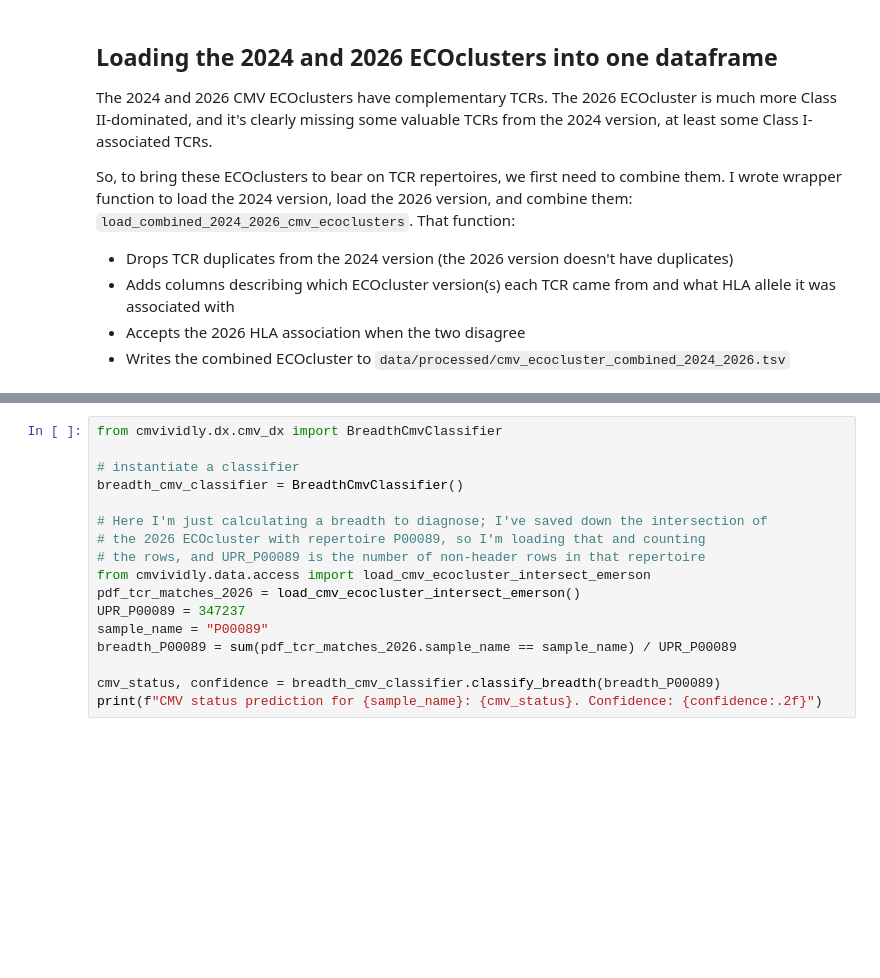
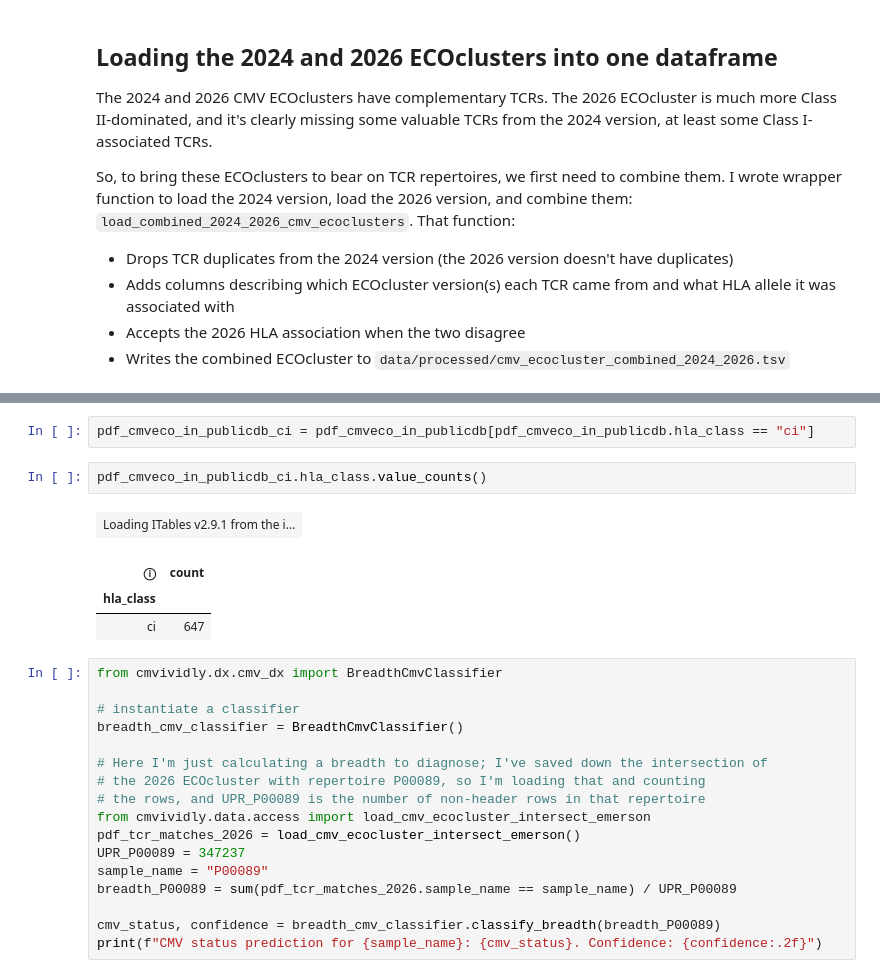
Before and after one commit to dhmay/CMVividly, a Jupyter notebook: notebooks/08_combine_2024_2026.ipynb, the cells around one changed output, grey strips where cells are left out. Cells and saved outputs as stored; diff of their text form; blank space fills up the shorter version.

```diff
--- a/notebooks/08_combine_2024_2026.ipynb
+++ b/notebooks/08_combine_2024_2026.ipynb
@@ -64,3 +100,12 @@ TCR breakdown by HLA class and ECOcluster version:
+# %%
+pdf_cmveco_in_publicdb_ci = pdf_cmveco_in_publicdb[pdf_cmveco_in_publicdb.hla_class == "ci"]
+# %%
+pdf_cmveco_in_publicdb_ci.hla_class.value_counts()
+# %% [output]
+| Loading ITables v2.9.1 from the i... |
+| ⓘ | count |
+| hla_class |  |
+| ci | 647 |
 # %%
 from cmvividly.dx.cmv_dx import BreadthCmvClassifier
 
```
Also changed, not shown: parts of 6 cells of this notebook, 3 other files.
